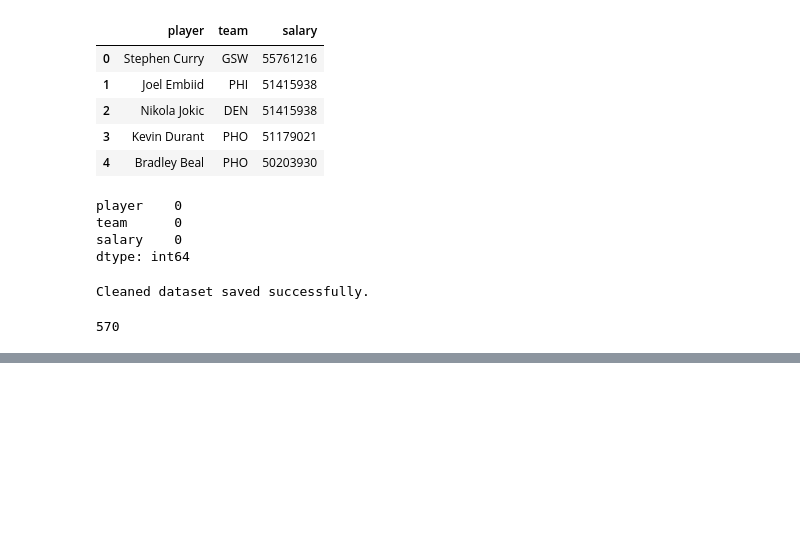
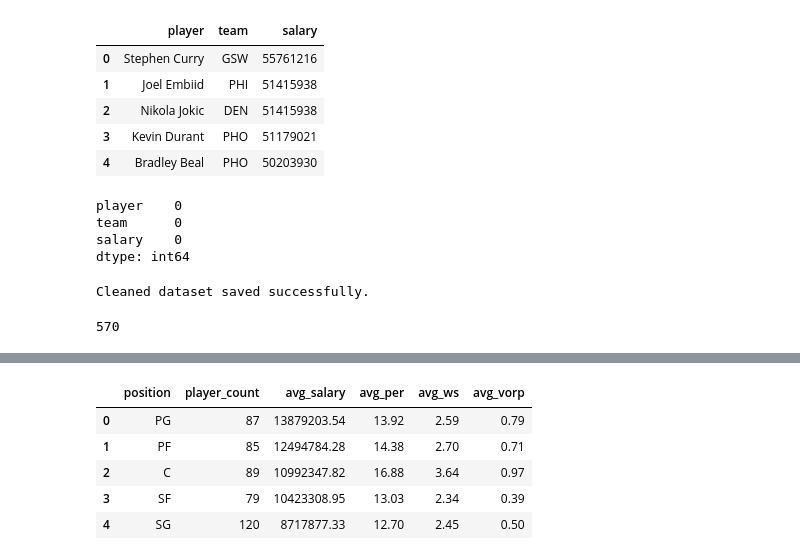
Before and after one commit to Hundo17/NBA_Contract_Value_Analysis, a Jupyter notebook: notebooks/Day2_Data_Cleaning.ipynb, the cells around one changed output, grey strips where cells are left out. Cells and saved outputs as stored; diff of their text form; code cells hidden in the pictures; blank space fills up the shorter version.

```diff
--- a/notebooks/Day2_Data_Cleaning.ipynb
+++ b/notebooks/Day2_Data_Cleaning.ipynb
@@ -406,0 +426,13 @@ display(df_value_analysis)
+# %%
+with open("../sql/pva_averages.sql", "r") as file:
+    query = file.read()
+
+averages_df = pd.read_sql(query, engine)
+display(averages_df)
+# %% [output]
+|  | position | player_count | avg_salary | avg_per | avg_ws | avg_vorp |
+| 0 | PG | 87 | 13879203.54 | 13.92 | 2.59 | 0.79 |
+| 1 | PF | 85 | 12494784.28 | 14.38 | 2.70 | 0.71 |
+| 2 | C | 89 | 10992347.82 | 16.88 | 3.64 | 0.97 |
+| 3 | SF | 79 | 10423308.95 | 13.03 | 2.34 | 0.39 |
+| 4 | SG | 120 | 8717877.33 | 12.70 | 2.45 | 0.50 |
```
Also changed, not shown: parts of 9 cells of this notebook, 6 other files.
